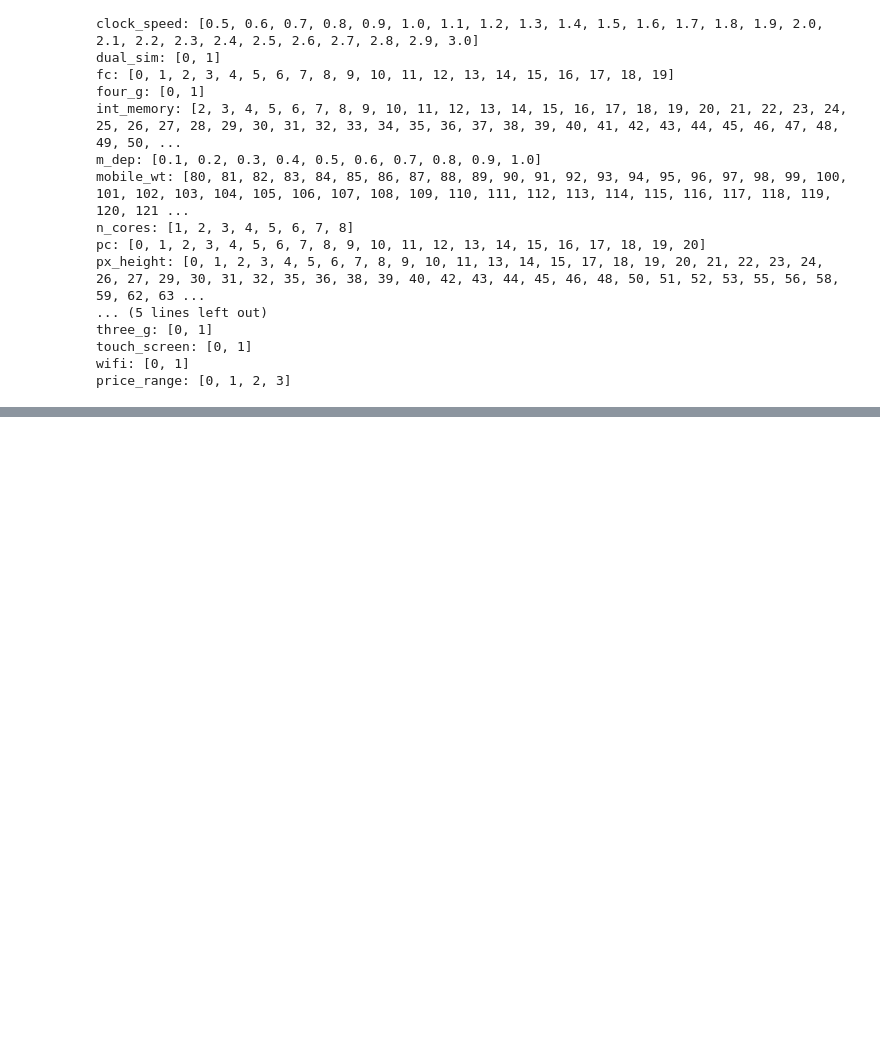
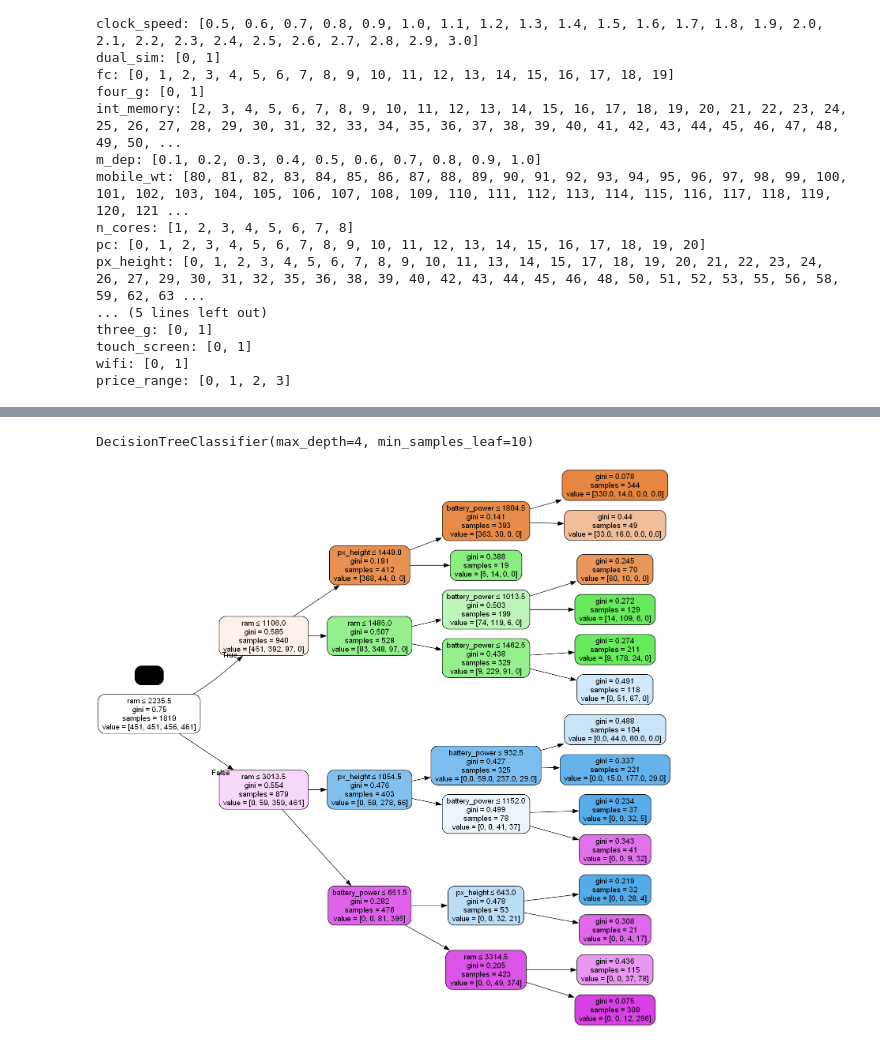
Before and after one commit to Thanaphol47825/CPE232_Project_DataModel, a Jupyter notebook: project.ipynb, the cells around one changed output, grey strips where cells are left out. Cells and saved outputs as stored; diff of their text form; code cells hidden in the pictures; blank space fills up the shorter version.

```diff
--- a/project.ipynb
+++ b/project.ipynb
@@ -187,0 +309,13 @@ price_range: [0, 1, 2, 3]
+# %%
+tree = DecisionTreeClassifier(min_samples_leaf=10, max_depth=4)
+tree.fit(df_train.drop('price_range', axis=1), df_train['price_range'])
+# %% [output]
+DecisionTreeClassifier(max_depth=4, min_samples_leaf=10)
+# %%
+dot_data = StringIO()
+export_graphviz(tree, out_file=dot_data, feature_names=df_train.drop('price_range', axis=1).columns, filled=True, rounded=True, special_characters=True, rotate=True)
+graph = pydotplus.graph_from_dot_data(dot_data.getvalue())
+graph.write_png('tree.png')
+Image(graph.create_png())
+# %% [output]
+[figure, added]
```
Also changed, not shown: parts of 24 cells of this notebook, 2 other files.
